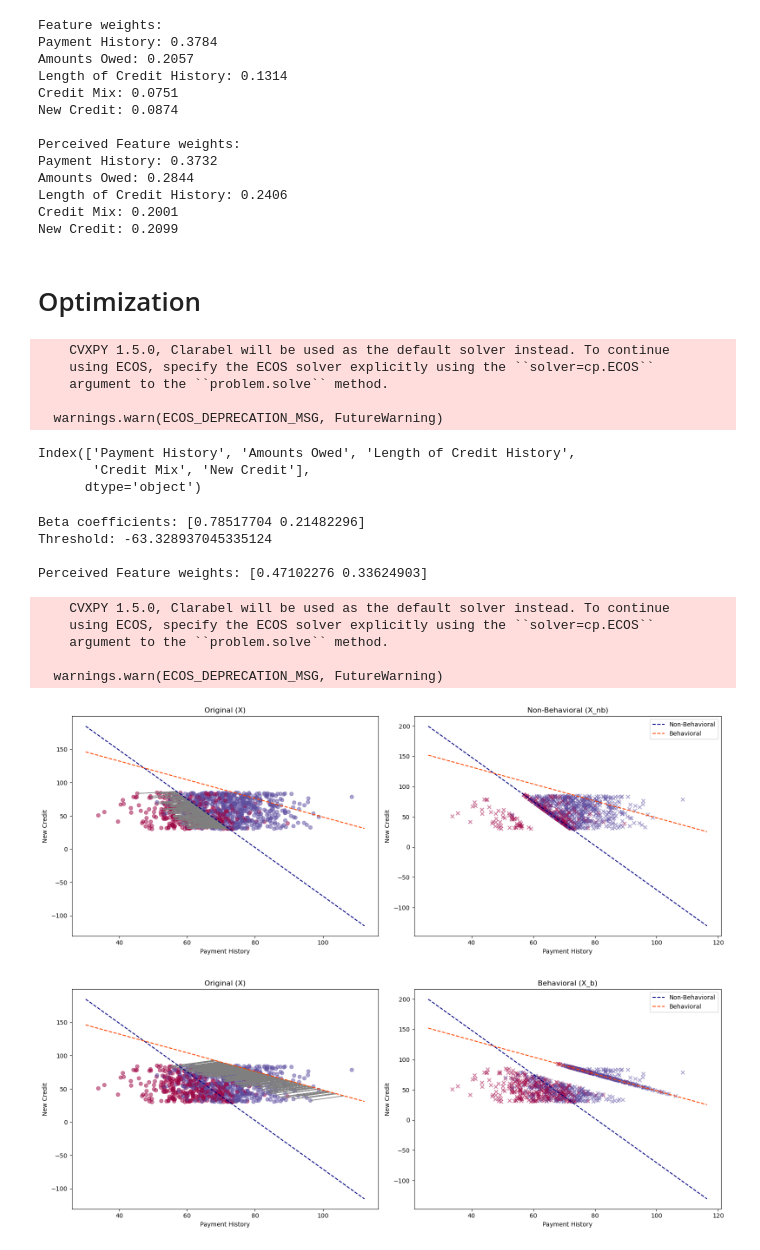
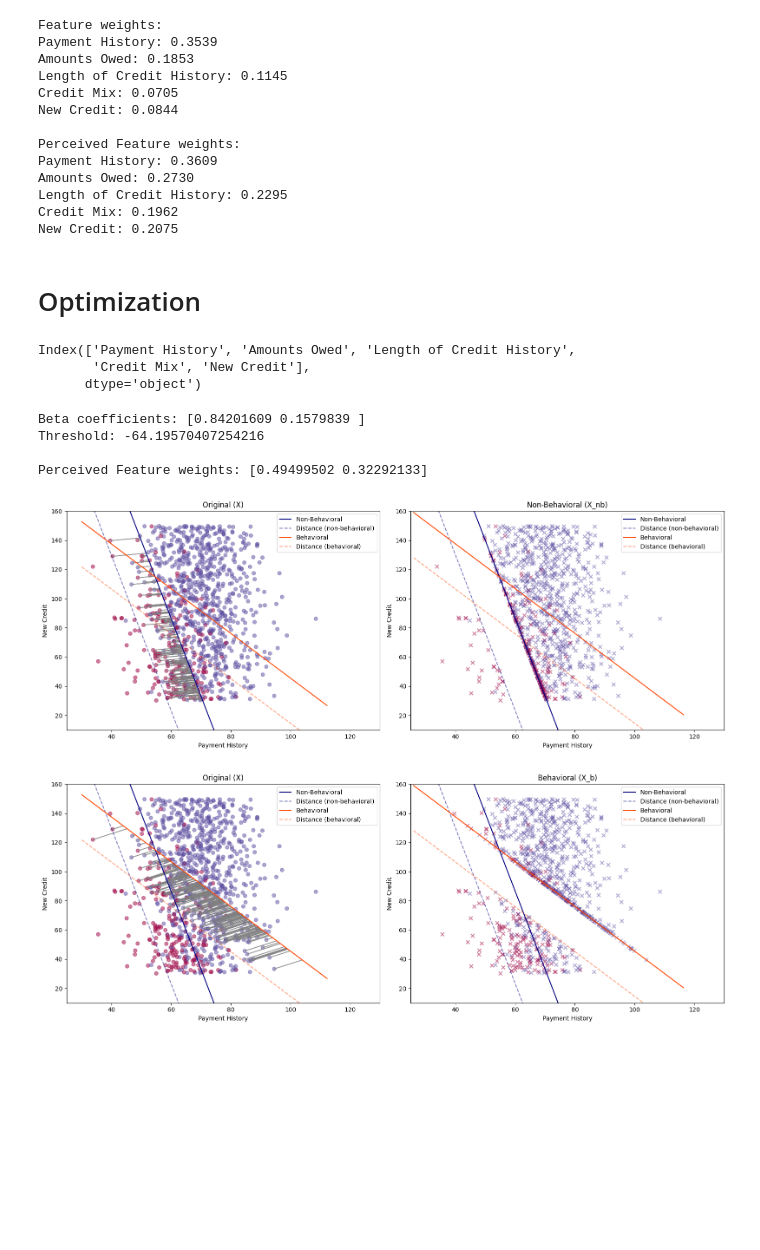
Before and after one commit to RamanEbrahimi/Research, a Jupyter notebook: Explainable AI/simulation.ipynb, the cells around one changed output. Saved outputs shown, nothing was run; the diff lists cells and outputs as text; code cells hidden in the pictures; blank space fills up the shorter version.

```diff
--- a/Explainable AI/simulation.ipynb
+++ b/Explainable AI/simulation.ipynb
@@ -26,7 +26,7 @@ def generate_synthetic_fico_data(n=1000):
     # Simulate New Credit
     # Recent credit activities lower the score
     # new_credit = 850 - np.random.gamma(2, 100, n)
-    new_credit = np.random.choice(range(300, 850), n, replace=True)
+    new_credit = np.random.choice(range(300, 1500), n, replace=True)
 
     # Combine into DataFrame
     data = {
@@ -211,18 +211,18 @@ for feature, coef in zip(feature_names, perceived_weights):
     print(f"{feature}: {coef:.4f}")
 # %% [output]
 Feature weights:
-Payment History: 0.3784
-Amounts Owed: 0.2057
-Length of Credit History: 0.1314
-Credit Mix: 0.0751
-New Credit: 0.0874
+Payment History: 0.3539
+Amounts Owed: 0.1853
+Length of Credit History: 0.1145
+Credit Mix: 0.0705
+New Credit: 0.0844
 
 Perceived Feature weights:
-Payment History: 0.3732
-Amounts Owed: 0.2844
-Length of Credit History: 0.2406
-Credit Mix: 0.2001
-New Credit: 0.2099
+Payment History: 0.3609
+Amounts Owed: 0.2730
+Length of Credit History: 0.2295
+Credit Mix: 0.1962
+New Credit: 0.2075
 # %% [markdown]
 # Optimization
 # %%
@@ -364,12 +364,6 @@ for index_b, row_b in X_b.iterrows():
     if abs(row_b @ beta + threshold) < B:
         if not classifier(row_b.values, beta, threshold):
             X_b.loc[index_b] = agent_optimization(row_b.values, beta, threshold, R=1, mode='actual')
-# %% [output]
-    CVXPY 1.5.0, Clarabel will be used as the default solver instead. To continue
-    using ECOS, specify the ECOS solver explicitly using the ``solver=cp.ECOS``
-    argument to the ``problem.solve`` method.
-
-  warnings.warn(ECOS_DEPRECATION_MSG, FutureWarning)
 # %%
 print(X.columns)
 # %% [output]
@@ -426,12 +420,19 @@ def create_side_by_side_plots_with_arrows(dataset1, dataset2, labels, title1, ti
     # plot the line separating the two classes
     x_vals = np.array(axs[0].get_xlim())
     y_vals_nb = -(threshold_vis + beta_vis[0] * x_vals) / beta_vis[1]
-    axs[0].plot(x_vals, y_vals_nb, '--', color='navy', label='Non-Behavioral')
+    axs[0].plot(x_vals, y_vals_nb, color='navy', label='Non-Behavioral')
+    # plot y_vals - B
+    y_vals_nb = -(threshold_vis + beta_vis[0] * x_vals + B) / beta_vis[1]
+    axs[0].plot(x_vals, y_vals_nb, '--', color='navy', label='Distance (non-behavioral)', alpha=0.5)
 
     # plot the line separating the two classes
     perceived_weights_vis = behavioral(beta_vis, gamma=gamma_vis)
     y_vals_b = -(threshold_vis + perceived_weights_vis[0] * x_vals) / perceived_weights_vis[1]
-    axs[0].plot(x_vals, y_vals_b, '--', color='orangered', label='Behavioral')
+    axs[0].plot(x_vals, y_vals_b, color='orangered', label='Behavioral')
+    # plot y_vals - B
+    y_vals_b = -(threshold_vis + perceived_weights_vis[0] * x_vals + B) / perceived_weights_vis[1]
+    axs[0].plot(x_vals, y_vals_b, '--', color='orangered', label='Distance (behavioral)', alpha=0.5)
+
 
 
     # Scatter plot for dataset2
@@ -443,45 +444,53 @@ def create_side_by_side_plots_with_arrows(dataset1, dataset2, labels, title1, ti
     # plot the line separating the two classes
     x_vals = np.array(axs[0].get_xlim())
     y_vals_nb = -(threshold_vis + beta_vis[0] * x_vals) / beta_vis[1]
-    axs[1].plot(x_vals, y_vals_nb, '--', color='navy', label='Non-Behavioral')
+    axs[1].plot(x_vals, y_vals_nb, color='navy', label='Non-Behavioral')
+    # plot y_vals - B
+    y_vals_nb_B = -(threshold_vis + beta_vis[0] * x_vals + B) / beta_vis[1]
+    axs[1].plot(x_vals, y_vals_nb_B, '--', color='navy', label='Distance (non-behavioral)', alpha=0.5)
 
     # plot the line separating the two classes
     perceived_weights_vis = behavioral(beta_vis, gamma=gamma_vis)
     y_vals_b = -(threshold_vis + perceived_weights_vis[0] * x_vals) / perceived_weights_vis[1]
-    axs[1].plot(x_vals, y_vals_b, '--', color='orangered', label='Behavioral')
+    axs[1].plot(x_vals, y_vals_b, color='orangered', label='Behavioral')
+    # plot y_vals - B
+    y_vals_b_B = -(threshold_vis + perceived_weights_vis[0] * x_vals + B) / perceived_weights_vis[1]
+    axs[1].plot(x_vals, y_vals_b_B, '--', color='orangered', label='Distance (behavioral)', alpha=0.5)
+
+    axs[0].legend()
+    axs[1].legend()
 
     # # axis with same scale
     # axs[0].axis('equal')
     # axs[1].axis('equal')
 
+    axs[0].set_xlim(25, 130)
+    axs[0].set_ylim(10, 160)
+    axs[1].set_xlim(25, 130)
+    axs[1].set_ylim(10, 160)
 
 
 
     # Draw arrows
     for i in range(len(dataset1)):
         axs[0].arrow(dataset1[feature1][i], dataset1[feature2][i],
                      dataset2[feature1][i] - dataset1[feature1][i], dataset2[feature2][i] - dataset1[feature2][i],
                      color='gray', alpha=0.9, head_width=0.02, head_length=0.02)
     plt.legend()
     plt.tight_layout()
     plt.show()
 
 # Create the side-by-side scatter plots with arrows
 create_side_by_side_plots_with_arrows(X_vis, X_nb_vis, y_vis, 'Original (X)', 'Non-Behavioral (X_nb)')
 create_side_by_side_plots_with_arrows(X_vis, X_b_vis, y_vis, 'Original (X)', 'Behavioral (X_b)')
 # create_side_by_side_plots_with_arrows(X_nb, X_b, y, 'Non-Behavioral (X_nb)', 'Behavioral (X_b)')
 # %% [output]
-Beta coefficients: [0.78517704 0.21482296]
-Threshold: -63.328937045335124
+Beta coefficients: [0.84201609 0.1579839 ]
+Threshold: -64.19570407254216
 
-Perceived Feature weights: [0.47102276 0.33624903]
+Perceived Feature weights: [0.49499502 0.32292133]
-    CVXPY 1.5.0, Clarabel will be used as the default solver instead. To continue
-    using ECOS, specify the ECOS solver explicitly using the ``solver=cp.ECOS``
-    argument to the ``problem.solve`` method.
-
-  warnings.warn(ECOS_DEPRECATION_MSG, FutureWarning)
-[figure, old version]
+[figure, new version]
-[figure, old version]
+[figure, new version]
 # %%
 def update_dataset(X, y, beta, threshold, R, mode='actual', gamma=0.5):
     """
```
Also changed, not shown: parts of 2 cells of this notebook, 2 other files.
